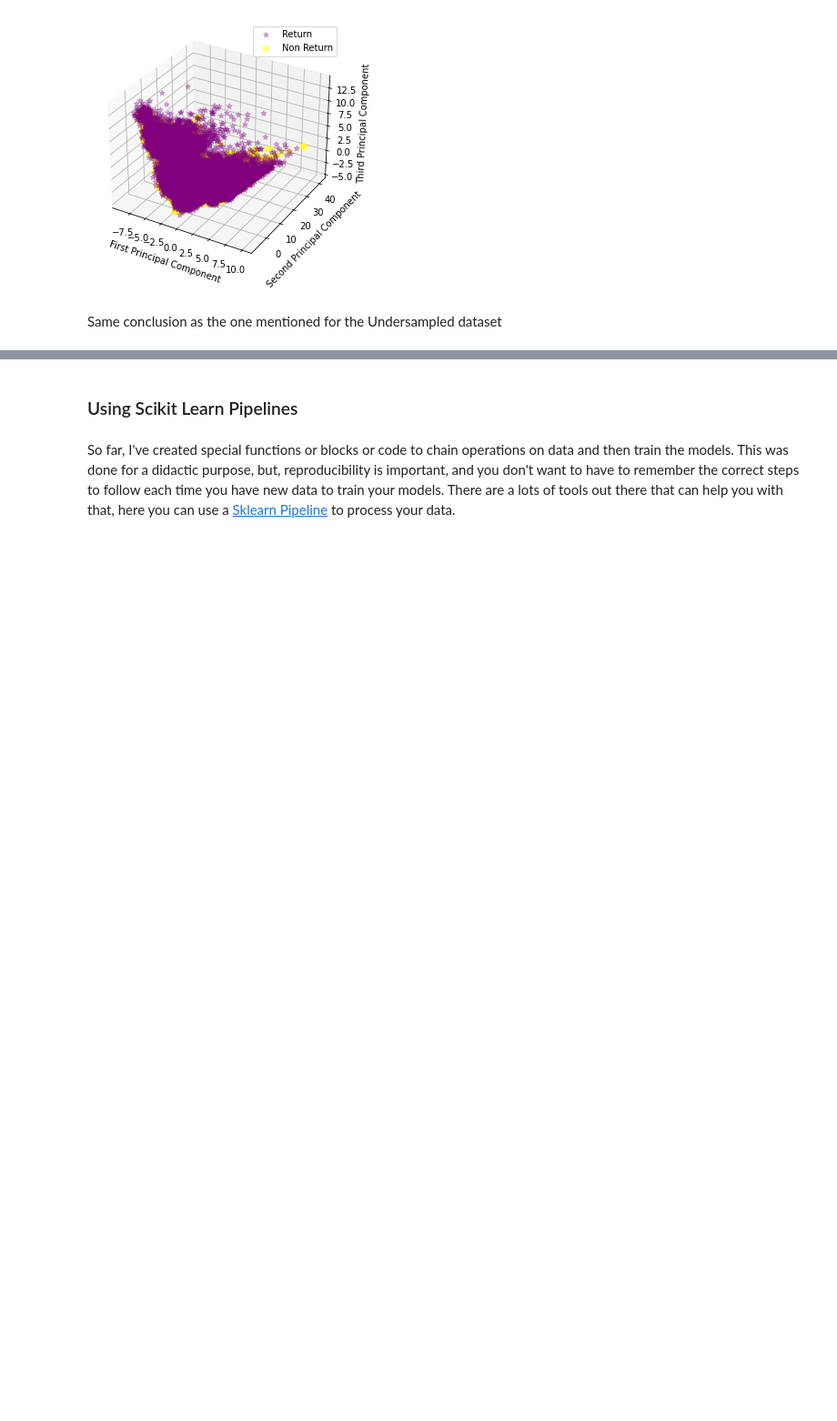
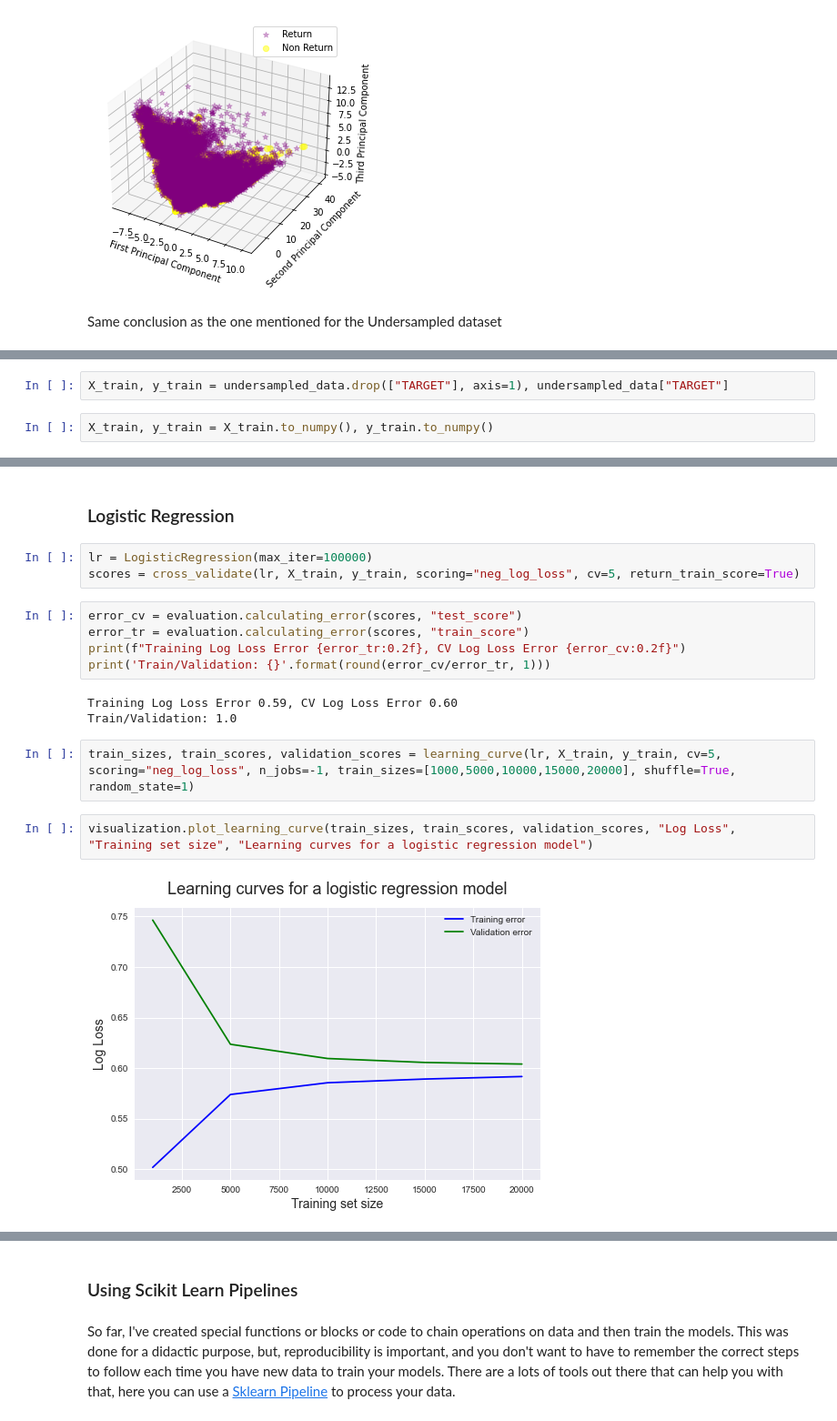
Before and after one commit to santiagoromero20/HomeCreditDefaultRisk, a Jupyter notebook: CreditFraudAnalysis.ipynb, the cells around one changed output, grey strips where cells are left out. Shown at 91% size. Cells and saved outputs as stored; diff of their text form; blank space fills up the shorter version.

```diff
--- a/CreditFraudAnalysis.ipynb
+++ b/CreditFraudAnalysis.ipynb
@@ -730,0 +593,4 @@ The improvements are very little, also, GPU is needed to really take advantage o
+# %%
+X_train, y_train = undersampled_data.drop(["TARGET"], axis=1), undersampled_data["TARGET"]
+# %%
+X_train, y_train = X_train.to_numpy(), y_train.to_numpy()
@@ -730,0 +628,19 @@ The improvements are very little, also, GPU is needed to really take advantage o
+# %% [markdown]
+### Logistic Regression
+# %%
+lr = LogisticRegression(max_iter=100000)
+scores = cross_validate(lr, X_train, y_train, scoring="neg_log_loss", cv=5, return_train_score=True)
+# %%
+error_cv = evaluation.calculating_error(scores, "test_score")
+error_tr = evaluation.calculating_error(scores, "train_score")
+print(f"Training Log Loss Error {error_tr:0.2f}, CV Log Loss Error {error_cv:0.2f}")
+print('Train/Validation: {}'.format(round(error_cv/error_tr, 1)))
+# %% [output]
+Training Log Loss Error 0.59, CV Log Loss Error 0.60
+Train/Validation: 1.0
+# %%
+train_sizes, train_scores, validation_scores = learning_curve(lr, X_train, y_train, cv=5, scoring="neg_log_loss", n_jobs=-1, train_sizes=[1000,5000,10000,15000,20000], shuffle=True, random_state=1)
+# %%
+visualization.plot_learning_curve(train_sizes, train_scores, validation_scores, "Log Loss", "Training set size", "Learning curves for a logistic regression model")
+# %% [output]
+[figure, added]
```
Also changed, not shown: parts of 57 cells of this notebook.
